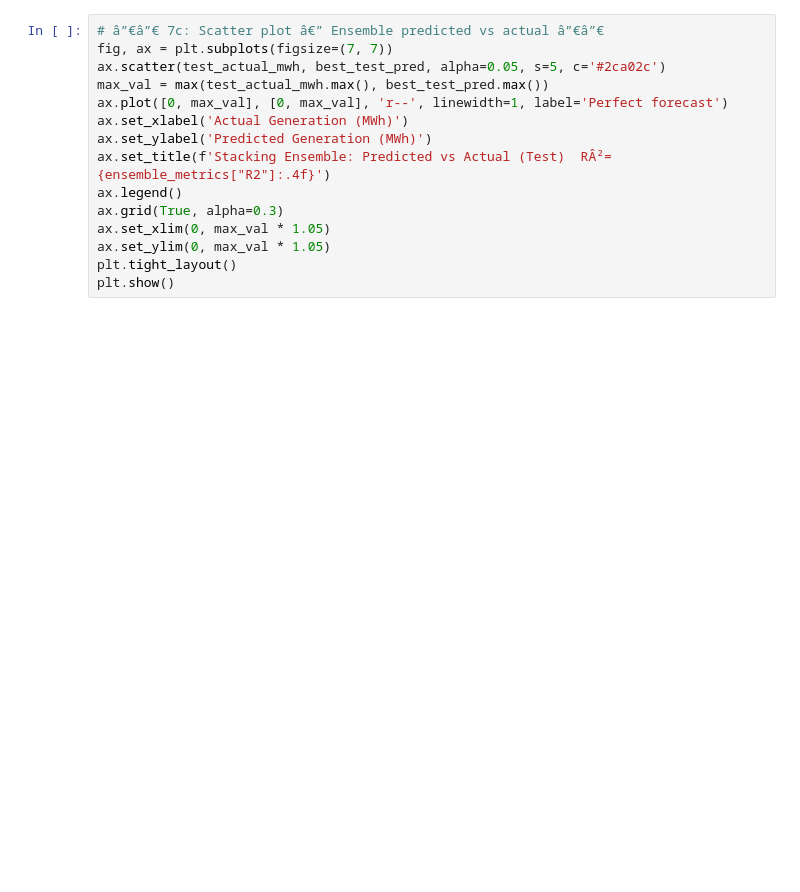
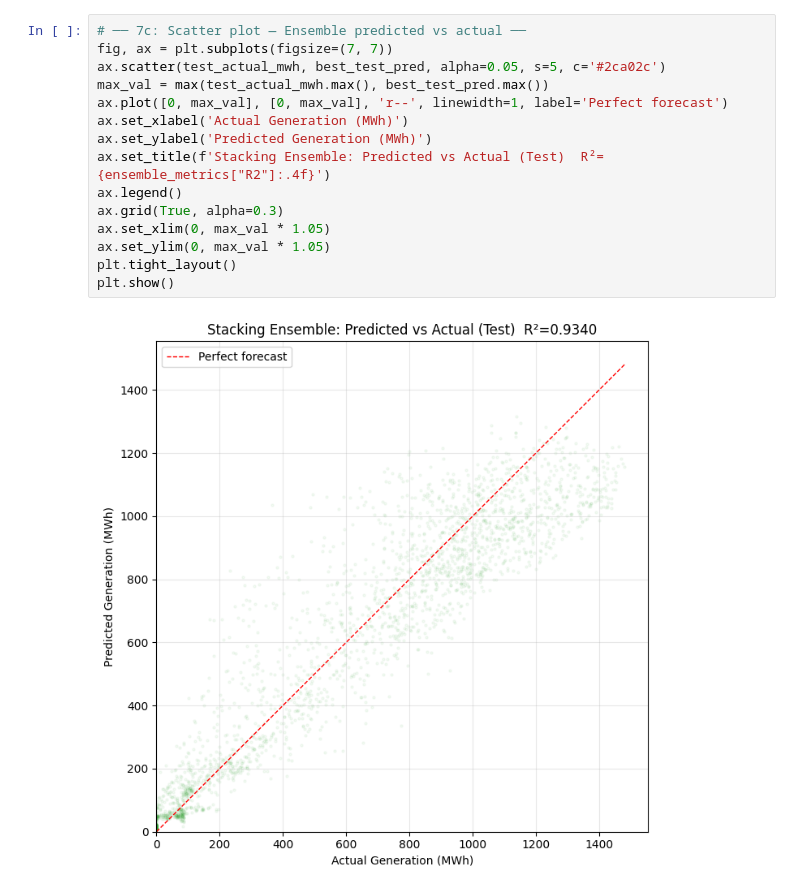
Before and after one commit to tommasozf/ML-solar-forecast, a Jupyter notebook: cadiz_analysis/8_stacking_ensemble.ipynb, the cells around one changed output. Drawn from its saved outputs; the diff is of its cells as text; blank space fills up the shorter version.

```diff
--- a/cadiz_analysis/8_stacking_ensemble.ipynb
+++ b/cadiz_analysis/8_stacking_ensemble.ipynb
@@ -535,16 +633,18 @@ plt.show()
 # %%
-# â”€â”€ 7c: Scatter plot â€” Ensemble predicted vs actual â”€â”€
+# ── 7c: Scatter plot — Ensemble predicted vs actual ──
 fig, ax = plt.subplots(figsize=(7, 7))
 ax.scatter(test_actual_mwh, best_test_pred, alpha=0.05, s=5, c='#2ca02c')
 max_val = max(test_actual_mwh.max(), best_test_pred.max())
 ax.plot([0, max_val], [0, max_val], 'r--', linewidth=1, label='Perfect forecast')
 ax.set_xlabel('Actual Generation (MWh)')
 ax.set_ylabel('Predicted Generation (MWh)')
-ax.set_title(f'Stacking Ensemble: Predicted vs Actual (Test)  RÂ²={ensemble_metrics["R2"]:.4f}')
+ax.set_title(f'Stacking Ensemble: Predicted vs Actual (Test)  R²={ensemble_metrics["R2"]:.4f}')
 ax.legend()
 ax.grid(True, alpha=0.3)
 ax.set_xlim(0, max_val * 1.05)
 ax.set_ylim(0, max_val * 1.05)
 plt.tight_layout()
 plt.show()
+# %% [output]
+[figure, added]
 # %%
```
Also changed, not shown: parts of 27 cells of this notebook, 1 other file.
